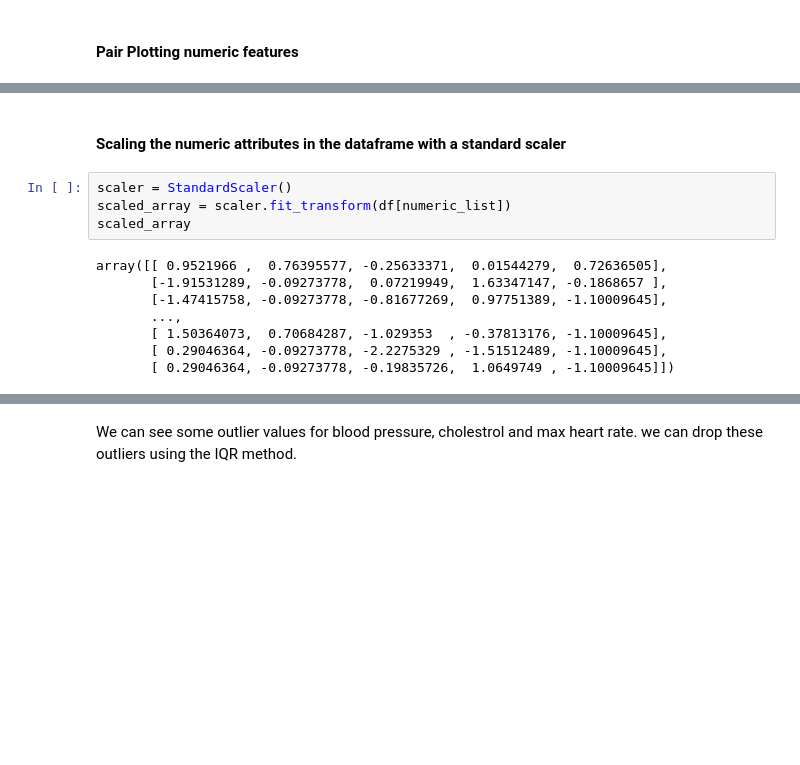
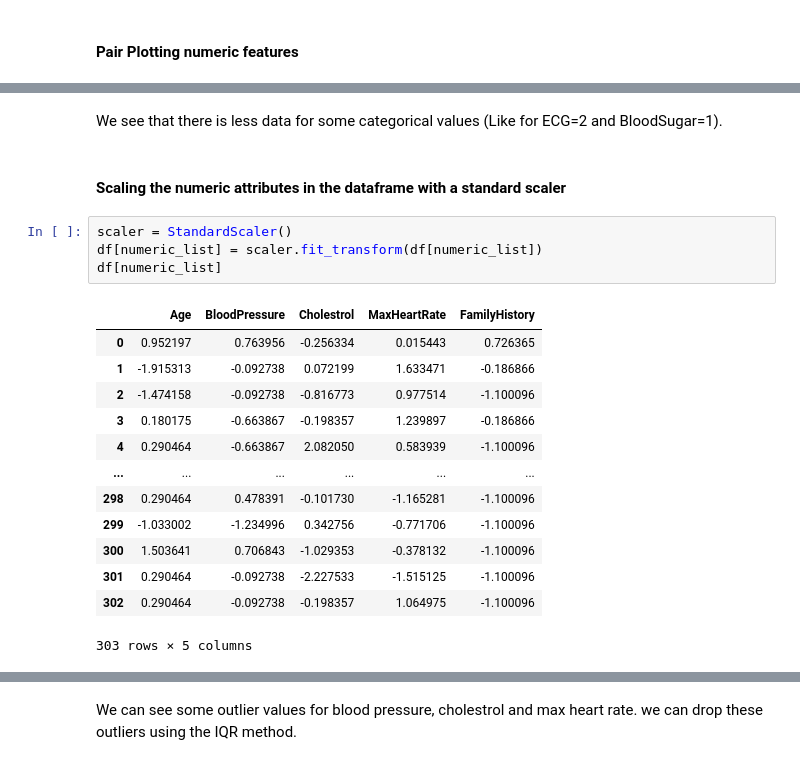
Before and after one commit to Akhilsudh/BITS-Assignment, a Jupyter notebook: Semester 2/Applied Machine Learning/2021MT12054_Akhil_S.ipynb, the cells around one changed output, grey strips where cells are left out. Saved outputs shown, nothing was run; the diff lists cells and outputs as text; blank space fills up the shorter version.

```diff
--- a/Semester 2/Applied Machine Learning/2021MT12054_Akhil_S.ipynb
+++ b/Semester 2/Applied Machine Learning/2021MT12054_Akhil_S.ipynb
@@ -173,14 +187,22 @@ The pair plots do not show any particular trends that can be used to reduce nume
+# %% [markdown]
+We see that there is less data for some categorical values (Like for ECG=2 and BloodSugar=1).
 # %% [markdown]
 #### Scaling the numeric attributes in the dataframe with a standard scaler
 # %%
 scaler = StandardScaler()
-scaled_array = scaler.fit_transform(df[numeric_list])
-scaled_array
+df[numeric_list] = scaler.fit_transform(df[numeric_list])
+df[numeric_list]
 # %% [output]
+|  | Age | BloodPressure | Cholestrol | MaxHeartRate | FamilyHistory |
+| 0 | 0.952197 | 0.763956 | -0.256334 | 0.015443 | 0.726365 |
+| 1 | -1.915313 | -0.092738 | 0.072199 | 1.633471 | -0.186866 |
+| 2 | -1.474158 | -0.092738 | -0.816773 | 0.977514 | -1.100096 |
+| 3 | 0.180175 | -0.663867 | -0.198357 | 1.239897 | -0.186866 |
+| 4 | 0.290464 | -0.663867 | 2.082050 | 0.583939 | -1.100096 |
+| ... | ... | ... | ... | ... | ... |
+| 298 | 0.290464 | 0.478391 | -0.101730 | -1.165281 | -1.100096 |
+| 299 | -1.033002 | -1.234996 | 0.342756 | -0.771706 | -1.100096 |
+| 300 | 1.503641 | 0.706843 | -1.029353 | -0.378132 | -1.100096 |
+| 301 | 0.290464 | -0.092738 | -2.227533 | -1.515125 | -1.100096 |
+| 302 | 0.290464 | -0.092738 | -0.198357 | 1.064975 | -1.100096 |
-array([[ 0.9521966 ,  0.76395577, -0.25633371,  0.01544279,  0.72636505],
-       [-1.91531289, -0.09273778,  0.07219949,  1.63347147, -0.1868657 ],
-       [-1.47415758, -0.09273778, -0.81677269,  0.97751389, -1.10009645],
-       ...,
-       [ 1.50364073,  0.70684287, -1.029353  , -0.37813176, -1.10009645],
-       [ 0.29046364, -0.09273778, -2.2275329 , -1.51512489, -1.10009645],
-       [ 0.29046364, -0.09273778, -0.19835726,  1.0649749 , -1.10009645]])
+303 rows × 5 columns
```
Also changed, not shown: parts of 32 cells of this notebook.
